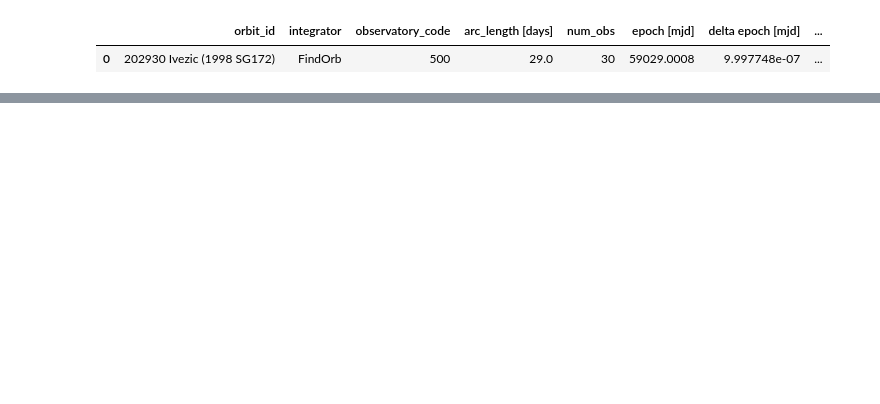
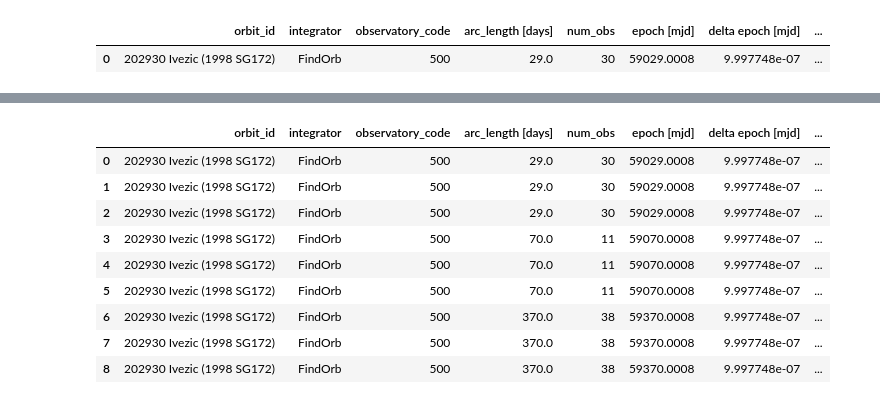
Before and after one commit to B612-Asteroid-Institute/orb_it, a Jupyter notebook: demo/orb_it_demo.ipynb, the cells around one changed output, grey strips where cells are left out. Drawn from its saved outputs; the diff is of its cells as text; code cells hidden in the pictures; blank space fills up the shorter version.

```diff
--- a/demo/orb_it_demo.ipynb
+++ b/demo/orb_it_demo.ipynb
@@ -19,7 +25,7 @@ Here are the general steps of this tester,
 First we need to import the initial orbit data (state vector and time). We can use either `loadOrb()` to load from a local csv or pandas DataFrame or `getOrbHorizons()` to query JPL Horizons for the data. Both functions give the same orbit object.
 # %%
 #Importing Locally
-orbits = loadOrb('orbits2.csv')
+orbits = loadOrb('../orbits2.csv')
 # Ivezic is the first object in the table
 ivezic = orbits[0]
 # We can show it as a DataFrame with .df attribute
@@ -36,0 +53,15 @@ runTest(orbits[0],'500',[np.arange(0,30,1)],PYOORB())
+# %%
+dts = [
+# Short-term, 0-30 days with an observation every 1 day
+    np.arange(0, 30, 1),
+
+# Weekly, 77 days with an observation every 7 days
+    np.arange(0, 77, 7),
+
+# Medium-term, 365 days with an observation every 10 days
+    np.arange(0, 365 + 10, 10)
+
+]
+
+# 0 mas observation error, 10 mas error, and 100 mas error
+errors = [0.,10.,100.]
@@ -48,0 +89,2 @@ NOTE: Will add more features to this demo when I get more time in the future!
+# %%
+runTest(orbits[0],'500',dts,astrometric_error=errors[0],backend=FINDORB())
@@ -48,0 +119,13 @@ NOTE: Will add more features to this demo when I get more time in the future!
+# %%
+runTest(ivezic,'500',dts,astrometric_error=errors,backend=FINDORB())
+# %% [output]
+|  | orbit_id | integrator | observatory_code | arc_length [days] | num_obs | epoch [mjd] | delta epoch [mjd] | ... |
+| 0 | 202930 Ivezic (1998 SG172) | FindOrb | 500 | 29.0 | 30 | 59029.0008 | 9.997748e-07 | ... |
+| 1 | 202930 Ivezic (1998 SG172) | FindOrb | 500 | 29.0 | 30 | 59029.0008 | 9.997748e-07 | ... |
+| 2 | 202930 Ivezic (1998 SG172) | FindOrb | 500 | 29.0 | 30 | 59029.0008 | 9.997748e-07 | ... |
+| 3 | 202930 Ivezic (1998 SG172) | FindOrb | 500 | 70.0 | 11 | 59070.0008 | 9.997748e-07 | ... |
+| 4 | 202930 Ivezic (1998 SG172) | FindOrb | 500 | 70.0 | 11 | 59070.0008 | 9.997748e-07 | ... |
+| 5 | 202930 Ivezic (1998 SG172) | FindOrb | 500 | 70.0 | 11 | 59070.0008 | 9.997748e-07 | ... |
+| 6 | 202930 Ivezic (1998 SG172) | FindOrb | 500 | 370.0 | 38 | 59370.0008 | 9.997748e-07 | ... |
+| 7 | 202930 Ivezic (1998 SG172) | FindOrb | 500 | 370.0 | 38 | 59370.0008 | 9.997748e-07 | ... |
+| 8 | 202930 Ivezic (1998 SG172) | FindOrb | 500 | 370.0 | 38 | 59370.0008 | 9.997748e-07 | ... |
```
Also changed, not shown: parts of 22 cells of this notebook, 1 other file.
